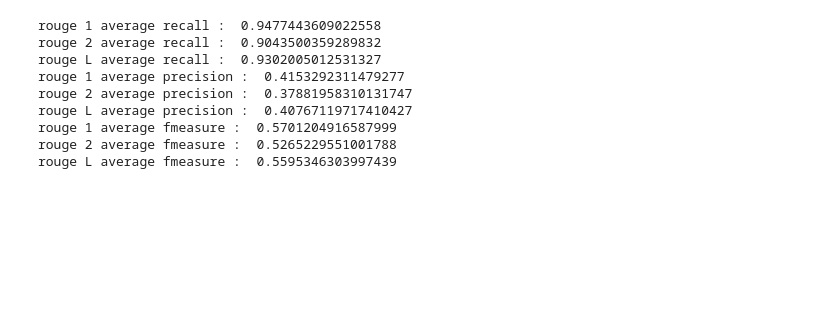
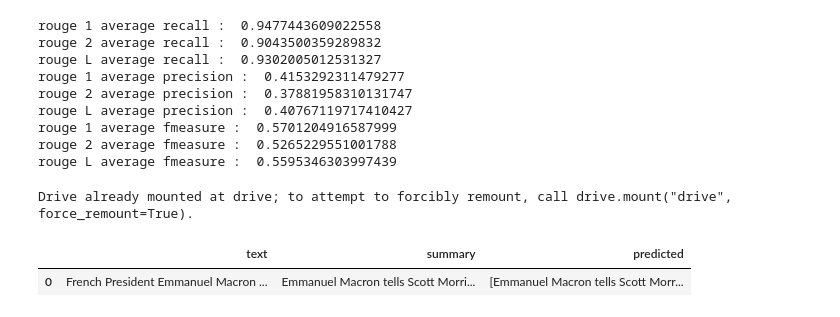
Before and after one commit to patelarth/pegasus-onnews-ads, a Jupyter notebook: main.ipynb, the cells around one changed output. Cells and saved outputs as stored; diff of their text form; code cells hidden in the pictures; blank space fills up the shorter version.

```diff
--- a/main.ipynb
+++ b/main.ipynb
@@ -304,3 +301,18 @@ rouge L average precision :  0.40767119717410427
 rouge 1 average fmeasure :  0.5701204916587999
 rouge 2 average fmeasure :  0.5265229551001788
 rouge L average fmeasure :  0.5595346303997439
+# %%
+df['predicted'] = predicted_new
+# %%
+from google.colab import drive
+drive.mount('drive')
+df.to_csv('arth.csv')
+!cp arth.csv "drive/My Drive/"
+#store .csv file in drive
+# %% [output]
+Drive already mounted at drive; to attempt to forcibly remount, call drive.mount("drive", force_remount=True).
+# %%
+df.head(1)
+# %% [output]
+|  | text | summary | predicted |
+| 0 | French President Emmanuel Macron ... | Emmanuel Macron tells Scott Morri... | [Emmanuel Macron tells Scott Morr... |
```
Also changed, not shown: parts of 4 cells of this notebook.
